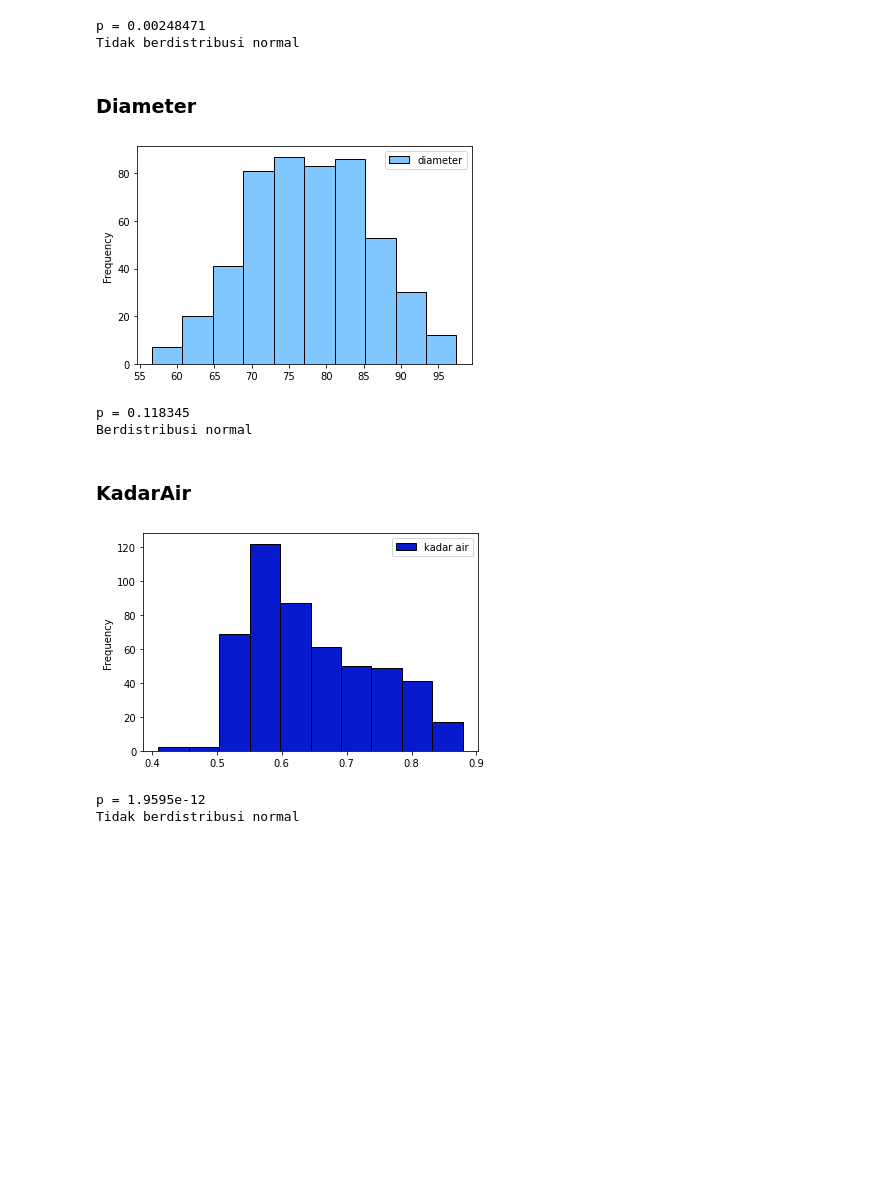
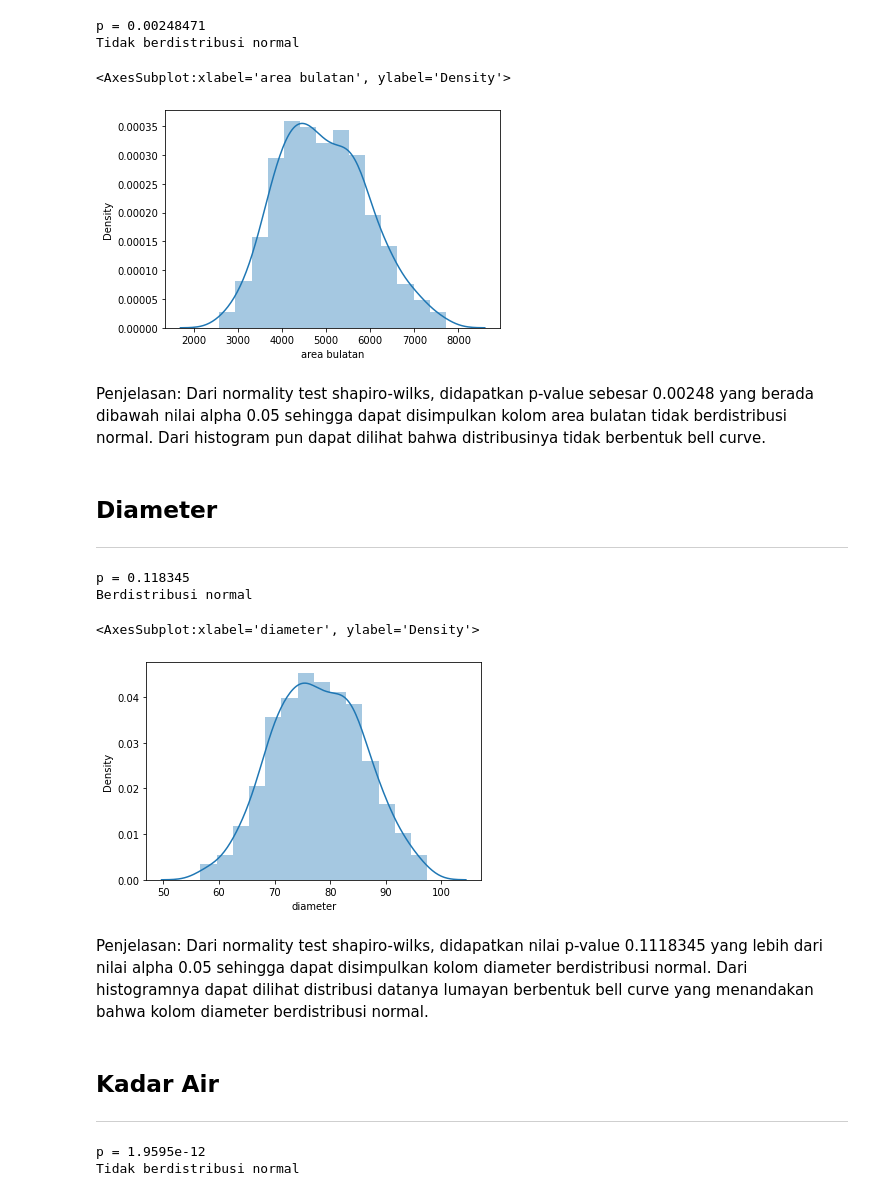
Before and after one commit to girvinjunod/TubesProbstat, a Jupyter notebook: 02_T1_IF2220_13519081.ipynb, the cells around one changed output. Saved outputs shown, nothing was run; the diff lists cells and outputs as text; code cells hidden in the pictures; blank space fills up the shorter version.

```diff
--- a/02_T1_IF2220_13519081.ipynb
+++ b/02_T1_IF2220_13519081.ipynb
@@ -450,13 +637,17 @@ else:
 # %% [output]
 p = 0.00248471
 Tidak berdistribusi normal
+# %%
+sns.distplot(gandum['area bulatan'])
+# %% [output]
+<AxesSubplot:xlabel='area bulatan', ylabel='Density'>
+[figure, added]
+# %% [markdown]
+Penjelasan:
+Dari normality test shapiro-wilks, didapatkan p-value sebesar 0.00248 yang berada dibawah nilai alpha 0.05 sehingga dapat disimpulkan kolom area bulatan tidak berdistribusi normal. Dari histogram pun dapat dilihat bahwa distribusinya tidak berbentuk bell curve.
 # %% [markdown]
-### Diameter
+## Diameter
+---
-# %%
-df = pd.DataFrame(data = gandum, columns = ['diameter'])
-hist = df.plot.hist(bins = 10, color = '#80C6FF', edgecolor='black')
-# %% [output]
-[figure, removed]
 # %%
 df = pd.DataFrame(data = gandum, columns = ['diameter'])
 #stat, p = s.normaltest(df, axis= 0, nan_policy='omit') D'Agostino
@@ -469,13 +660,17 @@ else:
 # %% [output]
 p = 0.118345
 Berdistribusi normal
-# %% [markdown]
-### KadarAir
-# %%
-df = pd.DataFrame(data = gandum, columns = ['kadar air'])
-hist = df.plot.hist(bins = 10, color = '#071ACD', edgecolor='black')
-# %% [output]
-[figure, removed]
+# %%
+sns.distplot(gandum['diameter'])
+# %% [output]
+<AxesSubplot:xlabel='diameter', ylabel='Density'>
+[figure, added]
+# %% [markdown]
+Penjelasan:
+Dari normality test shapiro-wilks, didapatkan nilai p-value 0.1118345 yang lebih dari nilai alpha 0.05 sehingga dapat disimpulkan kolom diameter berdistribusi normal. Dari histogramnya dapat dilihat distribusi datanya lumayan berbentuk bell curve yang menandakan bahwa kolom diameter berdistribusi normal.
+# %% [markdown]
+## Kadar Air
+---
 # %%
 df = pd.DataFrame(data = gandum, columns = ['kadar air'])
 #stat, p = s.normaltest(df, axis= 0, nan_policy='omit') D'Agostino
```
Also changed, not shown: parts of 266 cells of this notebook, 4 other files.
